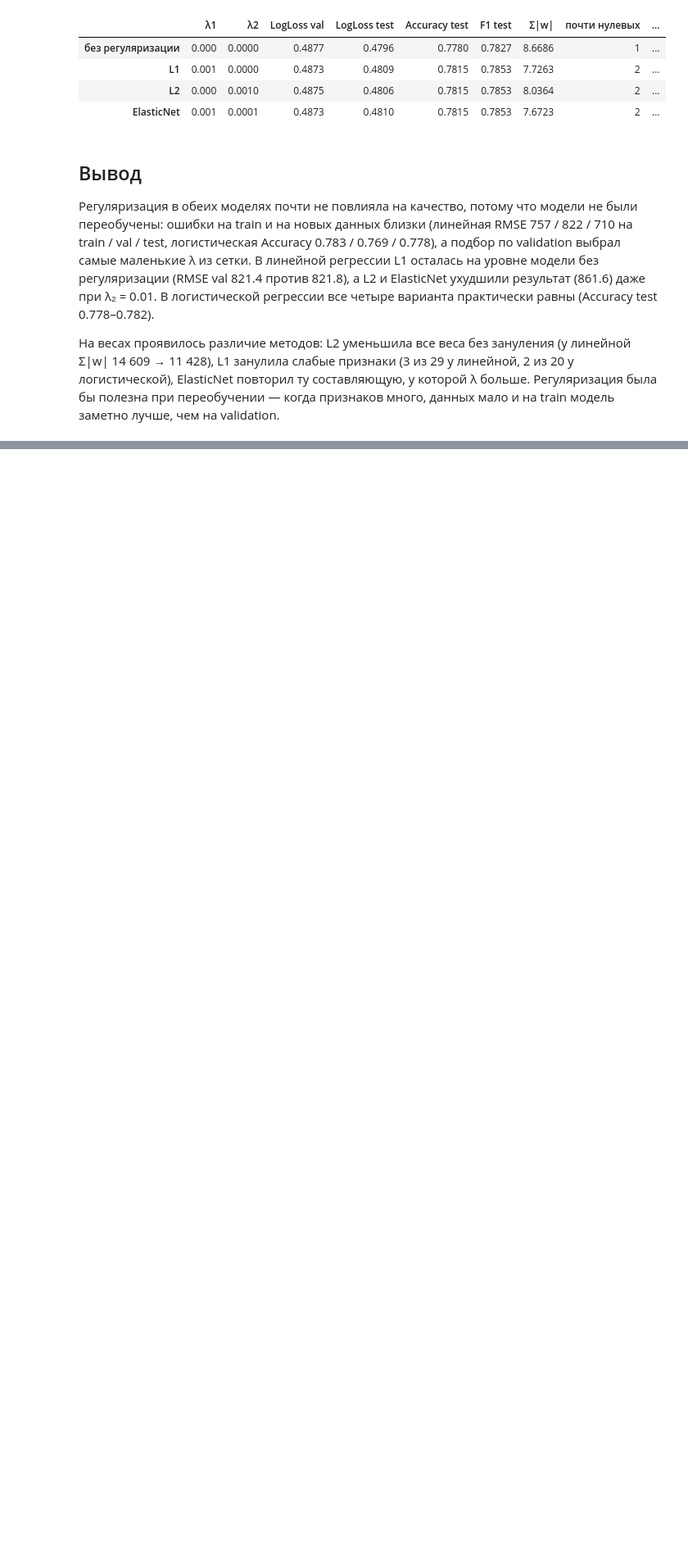
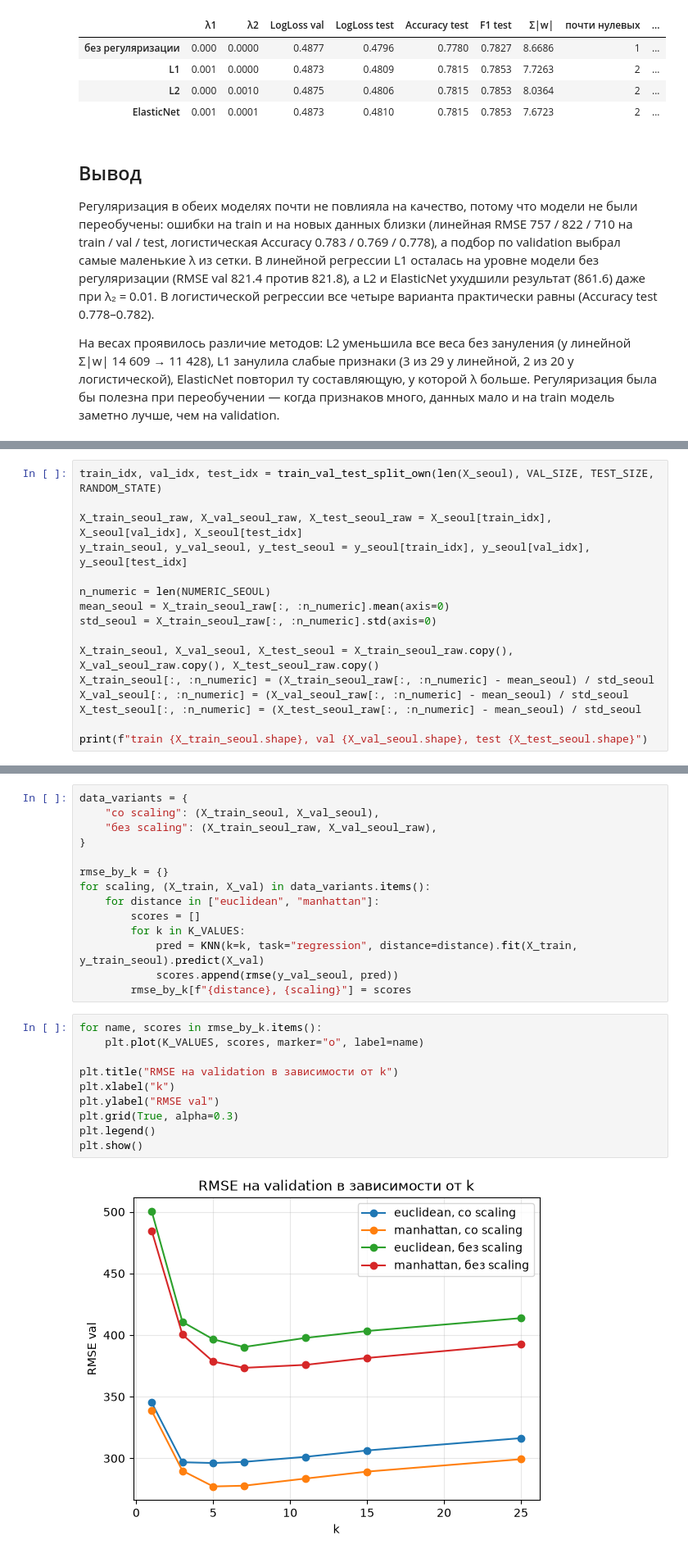
Before and after one commit to Alexey325/ai-systems-labs, a Jupyter notebook: lab2/notebook/lab2.ipynb, the cells around one changed output, grey strips where cells are left out. Shown at 82% size. Cells and saved outputs as stored; diff of their text form; blank space fills up the shorter version.

```diff
--- a/lab2/notebook/lab2.ipynb
+++ b/lab2/notebook/lab2.ipynb
@@ -458,0 +727,16 @@ L1 занулила слабые признаки (3 из 29 у линейной
+# %%
+train_idx, val_idx, test_idx = train_val_test_split_own(len(X_seoul), VAL_SIZE, TEST_SIZE, RANDOM_STATE)
+
+X_train_seoul_raw, X_val_seoul_raw, X_test_seoul_raw = X_seoul[train_idx], X_seoul[val_idx], X_seoul[test_idx]
+y_train_seoul, y_val_seoul, y_test_seoul = y_seoul[train_idx], y_seoul[val_idx], y_seoul[test_idx]
+
+n_numeric = len(NUMERIC_SEOUL)
+mean_seoul = X_train_seoul_raw[:, :n_numeric].mean(axis=0)
+std_seoul = X_train_seoul_raw[:, :n_numeric].std(axis=0)
+
+X_train_seoul, X_val_seoul, X_test_seoul = X_train_seoul_raw.copy(), X_val_seoul_raw.copy(), X_test_seoul_raw.copy()
+X_train_seoul[:, :n_numeric] = (X_train_seoul_raw[:, :n_numeric] - mean_seoul) / std_seoul
+X_val_seoul[:, :n_numeric] = (X_val_seoul_raw[:, :n_numeric] - mean_seoul) / std_seoul
+X_test_seoul[:, :n_numeric] = (X_test_seoul_raw[:, :n_numeric] - mean_seoul) / std_seoul
+
+print(f"train {X_train_seoul.shape}, val {X_val_seoul.shape}, test {X_test_seoul.shape}")
@@ -458,0 +749,26 @@ L1 занулила слабые признаки (3 из 29 у линейной
+# %%
+data_variants = {
+    "со scaling": (X_train_seoul, X_val_seoul),
+    "без scaling": (X_train_seoul_raw, X_val_seoul_raw),
+}
+
+rmse_by_k = {}
+for scaling, (X_train, X_val) in data_variants.items():
+    for distance in ["euclidean", "manhattan"]:
+        scores = []
+        for k in K_VALUES:
+            pred = KNN(k=k, task="regression", distance=distance).fit(X_train, y_train_seoul).predict(X_val)
+            scores.append(rmse(y_val_seoul, pred))
+        rmse_by_k[f"{distance}, {scaling}"] = scores
+# %%
+for name, scores in rmse_by_k.items():
+    plt.plot(K_VALUES, scores, marker="o", label=name)
+
+plt.title("RMSE на validation в зависимости от k")
+plt.xlabel("k")
+plt.ylabel("RMSE val")
+plt.grid(True, alpha=0.3)
+plt.legend()
+plt.show()
+# %% [output]
+[figure, added]
```
Also changed, not shown: parts of 34 cells of this notebook, 2 other files.
